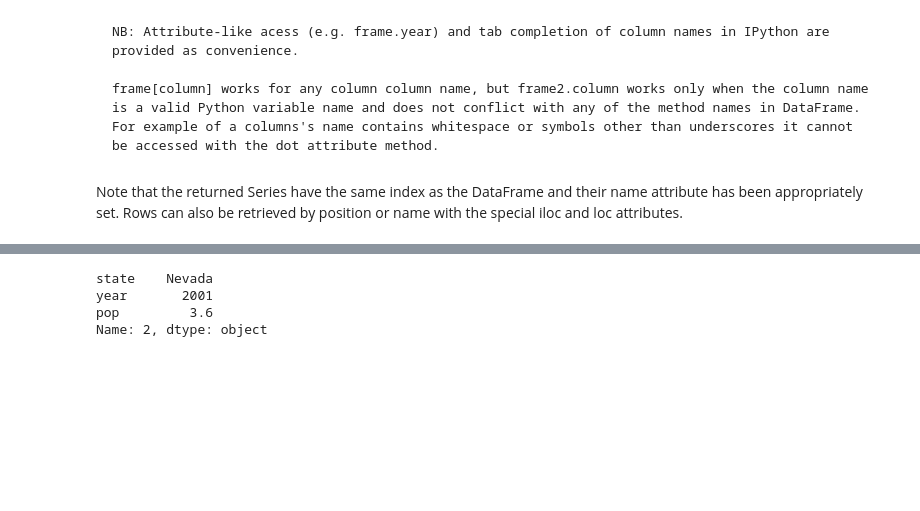
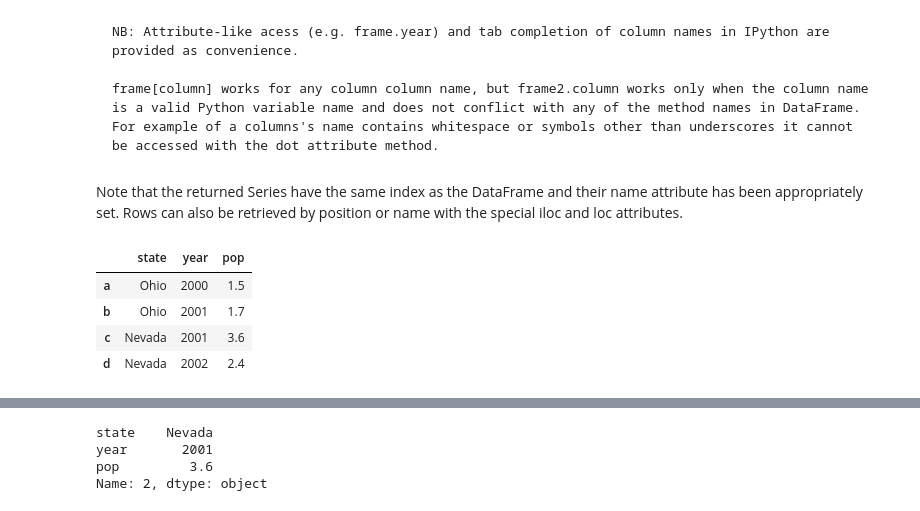
Before and after one commit to data-corentinv/ensp-data-analysis-univ-lille, a Jupyter notebook: notebooks/Getting Started with Pandas.ipynb, the cells around one changed output, grey strips where cells are left out. Drawn from its saved outputs; the diff is of its cells as text; code cells hidden in the pictures; blank space fills up the shorter version.

```diff
--- a/notebooks/Getting Started with Pandas.ipynb
+++ b/notebooks/Getting Started with Pandas.ipynb
@@ -129,3 +156,13 @@ Name: state, dtype: object
 # %% [markdown]
 Note that the returned Series have the same index as the DataFrame and their name attribute has been appropriately set.
 Rows can also be retrieved by position or name with the special iloc and loc attributes.
+# %%
+frame2 = frame.copy()
+frame2.index = ["a", 'b', 'c', 'd']
+frame2.head()
+# %% [output]
+|  | state | year | pop |
+| a | Ohio | 2000 | 1.5 |
+| b | Ohio | 2001 | 1.7 |
+| c | Nevada | 2001 | 3.6 |
+| d | Nevada | 2002 | 2.4 |
```
Also changed, not shown: parts of 14 cells of this notebook, 1 other file.
